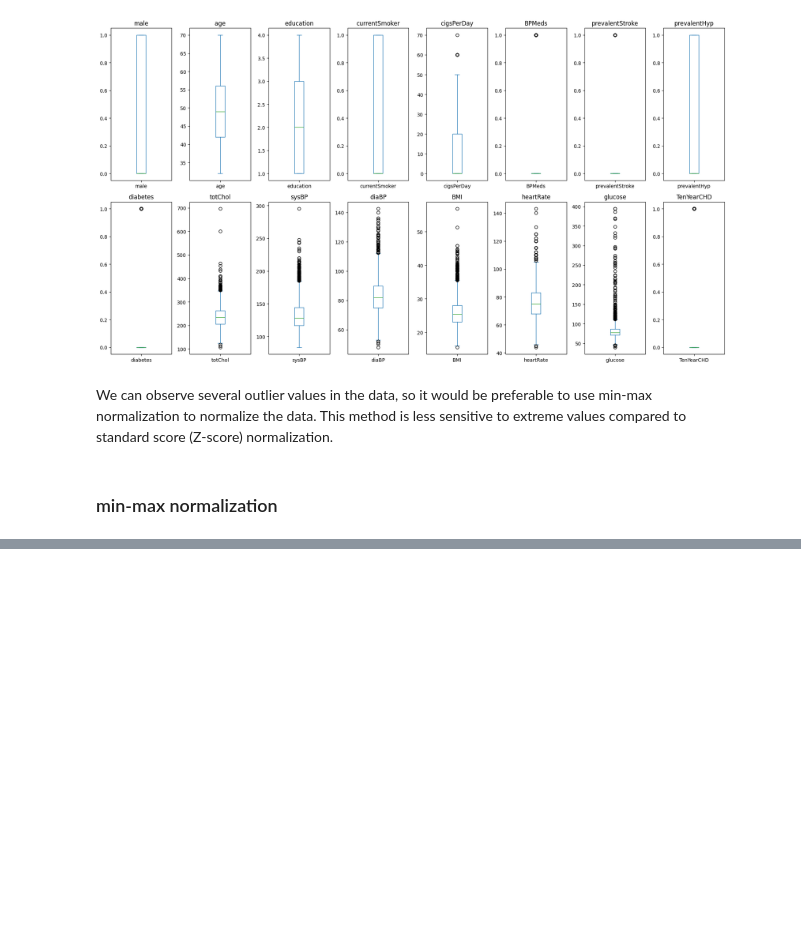
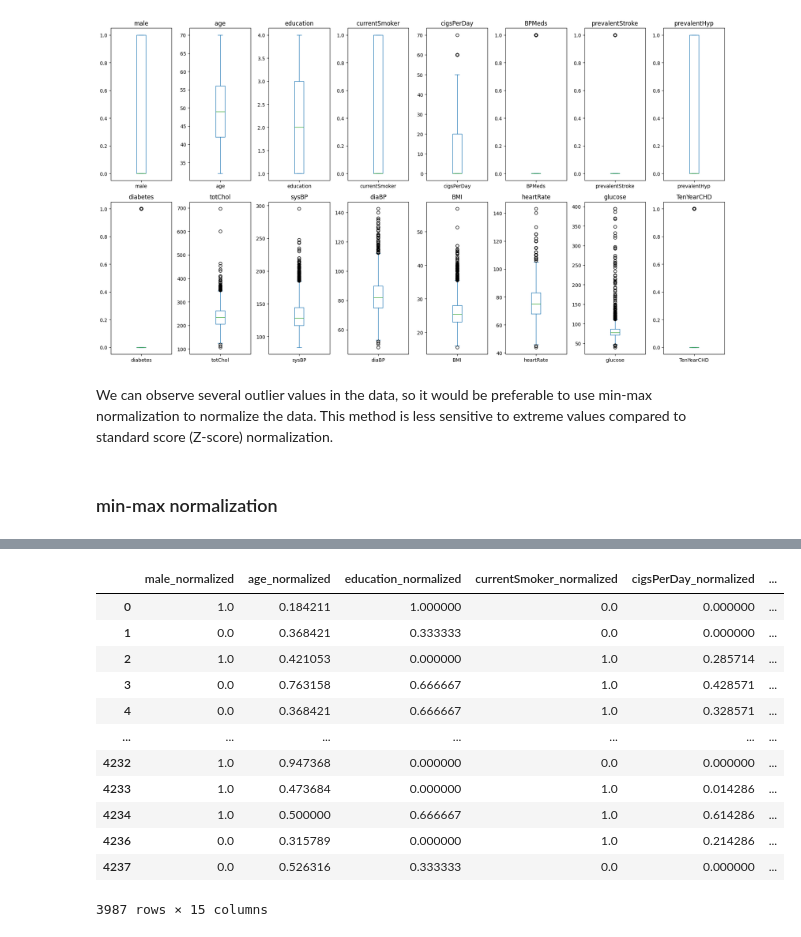
Before and after one commit to Mnr04/Kaggle_Projects, a Jupyter notebook: Predict_Heart_Disease.ipynb, the cells around one changed output, grey strips where cells are left out. Drawn from its saved outputs; the diff is of its cells as text; code cells hidden in the pictures; blank space fills up the shorter version.

```diff
--- a/Predict_Heart_Disease.ipynb
+++ b/Predict_Heart_Disease.ipynb
@@ -228,3 +230,18 @@ plt.show()
 We can observe several outlier values in the data, so it would be preferable to use min-max normalization to normalize the data. This method is less sensitive to extreme values compared to standard score (Z-score) normalization.
 # %% [markdown]
 ### min-max normalization
+# %%
+#Identify the target columns
+target_column = 'TenYearCHD'
+
+# Create a copy of the DataFrame
+df_clean_copy = df_clean.copy()
+
+# Min-max normalization on the feature columns
+for column in df_clean_copy.columns:
+    if column != target_column:
+        df_clean_copy[f"{column}_normalized"] = (df_clean_copy[column] - df_clean_copy[column].min()) / (df_clean_copy[column].max() - df_clean_copy[column].min())
+
+# Create a new DataFrame with the normalized columns and the target column
+X = df_clean_copy[[col for col in df_clean_copy.columns if '_normalized' in col]]
+y = df_clean_copy[target_column]
@@ -230,0 +258,16 @@ We can observe several outlier values in the data, so it would be preferable to
+# %%
+X
+# %% [output]
+|  | male_normalized | age_normalized | education_normalized | currentSmoker_normalized | cigsPerDay_normalized | ... |
+| 0 | 1.0 | 0.184211 | 1.000000 | 0.0 | 0.000000 | ... |
+| 1 | 0.0 | 0.368421 | 0.333333 | 0.0 | 0.000000 | ... |
+| 2 | 1.0 | 0.421053 | 0.000000 | 1.0 | 0.285714 | ... |
+| 3 | 0.0 | 0.763158 | 0.666667 | 1.0 | 0.428571 | ... |
+| 4 | 0.0 | 0.368421 | 0.666667 | 1.0 | 0.328571 | ... |
+| ... | ... | ... | ... | ... | ... | ... |
+| 4232 | 1.0 | 0.947368 | 0.000000 | 0.0 | 0.000000 | ... |
+| 4233 | 1.0 | 0.473684 | 0.000000 | 1.0 | 0.014286 | ... |
+| 4234 | 1.0 | 0.500000 | 0.666667 | 1.0 | 0.614286 | ... |
+| 4236 | 0.0 | 0.315789 | 0.000000 | 1.0 | 0.214286 | ... |
+| 4237 | 0.0 | 0.526316 | 0.333333 | 0.0 | 0.000000 | ... |
+3987 rows × 15 columns
```
Also changed, not shown: parts of 3 cells of this notebook.
